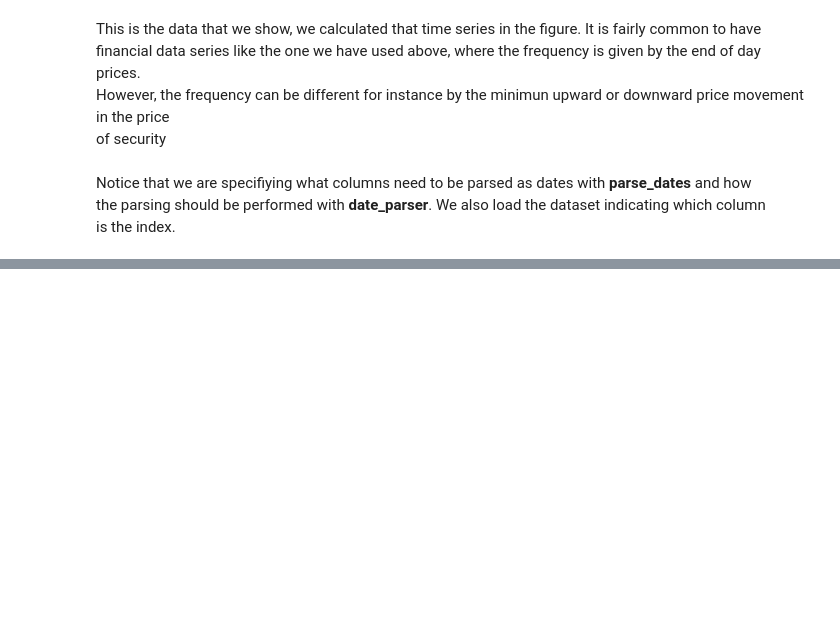
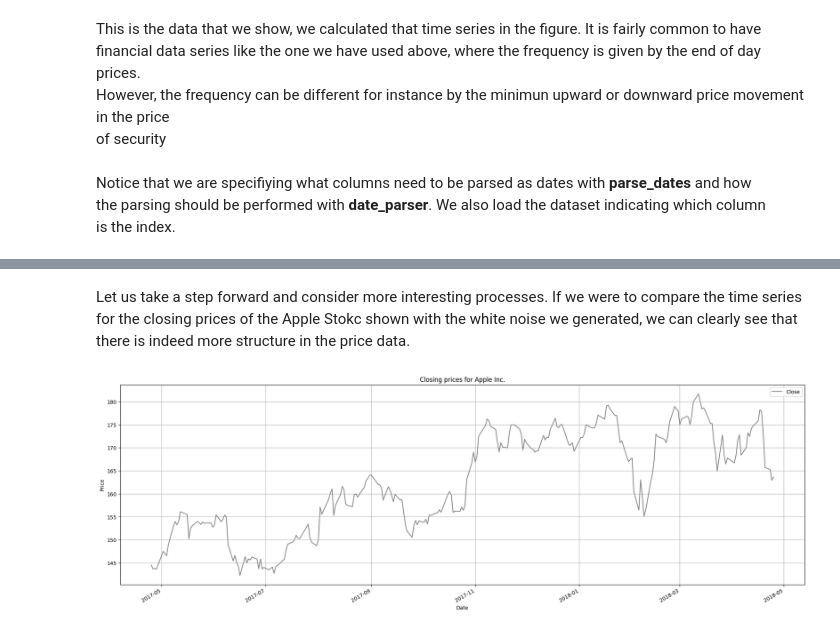
Before and after one commit to RobertoRosa7/python, a Jupyter notebook: advanced-data-science/chapter-1.ipynb, the cells around one changed output, grey strips where cells are left out. Saved outputs shown, nothing was run; the diff lists cells and outputs as text; code cells hidden in the pictures; blank space fills up the shorter version.

```diff
--- a/advanced-data-science/chapter-1.ipynb
+++ b/advanced-data-science/chapter-1.ipynb
@@ -319,0 +399,16 @@ vol['2016-04-03'].between_time('9:30','23:59').plot(secondary_y=True, style='k-o
+# %% [markdown]
+Let us take a step forward and consider more interesting processes. If we were to compare the time series
+for the closing prices of the Apple Stokc shown with the white noise we generated, we can clearly see that
+there is indeed more structure in the price data.
+# %%
+arr = appl['Close'].plot(
+    color=['gray'],
+    figsize=(24, 8),
+    grid=True,
+    title="Closing prices for Apple Inc.",
+    xlabel="Date",
+    ylabel="Price",
+    legend="-"
+)
+# %% [output]
+[figure, added]
```
Also changed, not shown: parts of 40 cells of this notebook, 7 other files.
